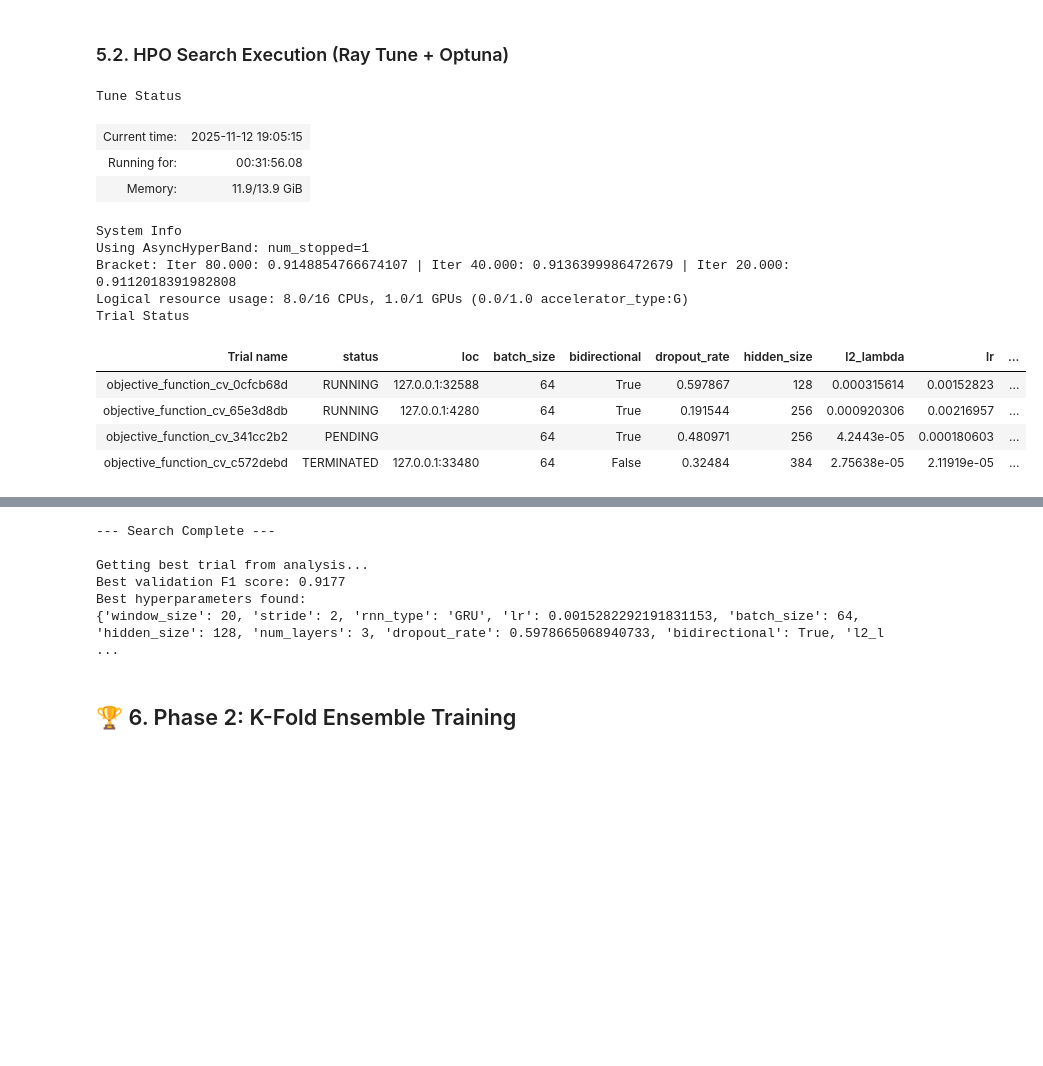
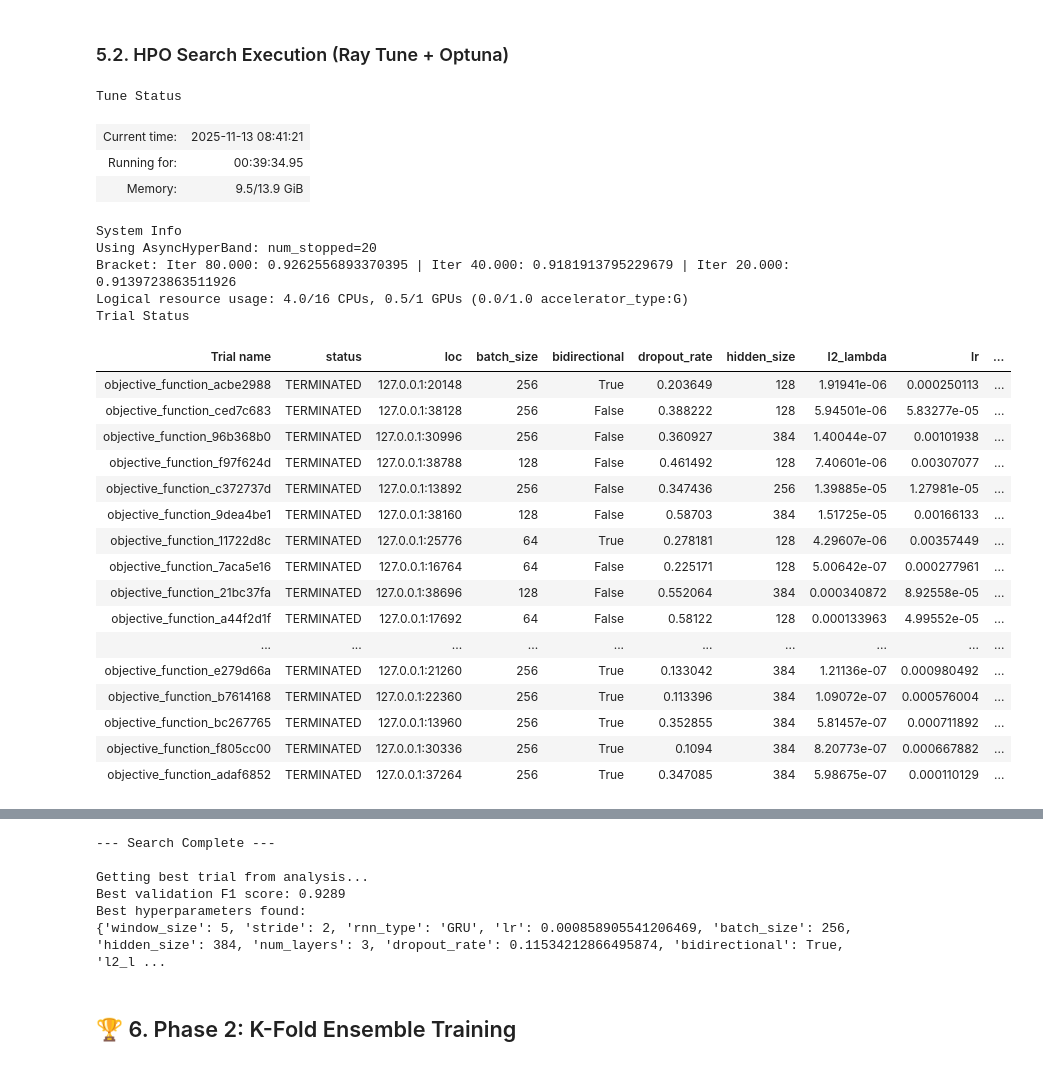
Before and after one commit to Negm2000/Challenge-1, a Jupyter notebook: main.ipynb, the cells around one changed output, grey strips where cells are left out. Drawn from its saved outputs; the diff is of its cells as text; code cells hidden in the pictures; blank space fills up the shorter version.

```diff
--- a/main.ipynb
+++ b/main.ipynb
@@ -836,63 +737,77 @@ def short_trial_name(trial):
 # --- 4. Run the Tuner --
 print("Starting hyperparameter search...")
 
-# Use tune.with_parameters to pass our NON-WINDOWED, *UNSCALED* numpy arrays
-# and the class weights to the objective function
+# Use tune.with_parameters to pass our NON-WINDOWED, *UNSCALED* train/val splits
+# and the class weights to the objective function.
 objective_with_data = tune.with_parameters(
-    objective_function_cv,
-    X_full_engineered=X_train_full_engineered, # The full (661, 160, 37) array
-    y_full=y_train_full,                       # The full labels
+    objective_function,
+    X_train=X_train_split_full,
+    y_train=y_train_split_full,
+    X_val=X_val_split_full,
+    y_val=y_val_split_full,
     class_weights_tensor=class_weights_tensor
 )
 
 analysis = tune.run(
     objective_with_data,
-    resources_per_trial={"cpu": 4, "gpu": 0.5},
+    resources_per_trial={"cpu": 4, "gpu": 0.25},
     config=search_space,
     num_samples=20,
     search_alg=optuna_search,
     scheduler=scheduler,
-    name="pirate_pain_robust_cv_search_v4",
+    name="pirate_pain_split_search_v4",
     trial_dirname_creator=short_trial_name,
     verbose=1
 )
 
 print("\n--- Search Complete ---\n")
 
 # --- 5. Get Best Results ---
 print("Getting best trial from analysis...")
 best_trial = analysis.get_best_trial(metric="val_f1", mode="max", scope="all")
 if best_trial:
     FINAL_CONFIG = best_trial.config
     FINAL_BEST_VAL_F1 = best_trial.last_result["val_f1"]
 
     print(f"Best validation F1 score: {FINAL_BEST_VAL_F1:.4f}")
     print("Best hyperparameters found:")
     print(FINAL_CONFIG)
 else:
     print("ERROR: No trials completed successfully. Using a default config.")
     # Fallback config in case HPO fails
     FINAL_CONFIG = {
         'window_size': 10, 'stride': 10, 'rnn_type': 'GRU', 'lr': 0.0005,
         'batch_size': 64, 'hidden_size': 256, 'num_layers': 3,
         'dropout_rate': 0.5, 'bidirectional': True, 'l2_lambda': 1e-06
     }
     FINAL_BEST_VAL_F1 = 0.0
 
 # Clean up HPO data
-del X_train_full_scaled, y_train_split_full, X_val_full_scaled, y_val_split_full, preprocessor_hpo
+del X_train_split_full, y_train_split_full, X_val_split_full, y_val_split_full
 # %% [output]
 Tune Status
-| Current time: | 2025-11-12 19:05:15 |
-| Running for: | 00:31:56.08 |
-| Memory: | 11.9/13.9 GiB |
+| Current time: | 2025-11-13 08:41:21 |
+| Running for: | 00:39:34.95 |
+| Memory: | 9.5/13.9 GiB |
 System Info
-Using AsyncHyperBand: num_stopped=1
-Bracket: Iter 80.000: 0.9148854766674107 | Iter 40.000: 0.9136399986472679 | Iter 20.000: 0.9112018391982808
-Logical resource usage: 8.0/16 CPUs, 1.0/1 GPUs (0.0/1.0 accelerator_type:G)
+Using AsyncHyperBand: num_stopped=20
+Bracket: Iter 80.000: 0.9262556893370395 | Iter 40.000: 0.9181913795229679 | Iter 20.000: 0.9139723863511926
+Logical resource usage: 4.0/16 CPUs, 0.5/1 GPUs (0.0/1.0 accelerator_type:G)
 Trial Status
 | Trial name | status | loc | batch_size | bidirectional | dropout_rate | hidden_size | l2_lambda | lr | ... |
-| objective_function_cv_0cfcb68d | RUNNING | 127.0.0.1:32588 | 64 | True | 0.597867 | 128 | 0.000315614 | 0.00152823 | ... |
-| objective_function_cv_65e3d8db | RUNNING | 127.0.0.1:4280 | 64 | True | 0.191544 | 256 | 0.000920306 | 0.00216957 | ... |
-| objective_function_cv_341cc2b2 | PENDING |  | 64 | True | 0.480971 | 256 | 4.2443e-05 | 0.000180603 | ... |
-| objective_function_cv_c572debd | TERMINATED | 127.0.0.1:33480 | 64 | False | 0.32484 | 384 | 2.75638e-05 | 2.11919e-05 | ... |
+| objective_function_acbe2988 | TERMINATED | 127.0.0.1:20148 | 256 | True | 0.203649 | 128 | 1.91941e-06 | 0.000250113 | ... |
+| objective_function_ced7c683 | TERMINATED | 127.0.0.1:38128 | 256 | False | 0.388222 | 128 | 5.94501e-06 | 5.83277e-05 | ... |
+| objective_function_96b368b0 | TERMINATED | 127.0.0.1:30996 | 256 | False | 0.360927 | 384 | 1.40044e-07 | 0.00101938 | ... |
+| objective_function_f97f624d | TERMINATED | 127.0.0.1:38788 | 128 | False | 0.461492 | 128 | 7.40601e-06 | 0.00307077 | ... |
+| objective_function_c372737d | TERMINATED | 127.0.0.1:13892 | 256 | False | 0.347436 | 256 | 1.39885e-05 | 1.27981e-05 | ... |
+| objective_function_9dea4be1 | TERMINATED | 127.0.0.1:38160 | 128 | False | 0.58703 | 384 | 1.51725e-05 | 0.00166133 | ... |
+| objective_function_11722d8c | TERMINATED | 127.0.0.1:25776 | 64 | True | 0.278181 | 128 | 4.29607e-06 | 0.00357449 | ... |
+| objective_function_7aca5e16 | TERMINATED | 127.0.0.1:16764 | 64 | False | 0.225171 | 128 | 5.00642e-07 | 0.000277961 | ... |
+| objective_function_21bc37fa | TERMINATED | 127.0.0.1:38696 | 128 | False | 0.552064 | 384 | 0.000340872 | 8.92558e-05 | ... |
+| objective_function_a44f2d1f | TERMINATED | 127.0.0.1:17692 | 64 | False | 0.58122 | 128 | 0.000133963 | 4.99552e-05 | ... |
+| ... | ... | ... | ... | ... | ... | ... | ... | ... | ... |
+| objective_function_e279d66a | TERMINATED | 127.0.0.1:21260 | 256 | True | 0.133042 | 384 | 1.21136e-07 | 0.000980492 | ... |
+| objective_function_b7614168 | TERMINATED | 127.0.0.1:22360 | 256 | True | 0.113396 | 384 | 1.09072e-07 | 0.000576004 | ... |
+| objective_function_bc267765 | TERMINATED | 127.0.0.1:13960 | 256 | True | 0.352855 | 384 | 5.81457e-07 | 0.000711892 | ... |
+| objective_function_f805cc00 | TERMINATED | 127.0.0.1:30336 | 256 | True | 0.1094 | 384 | 8.20773e-07 | 0.000667882 | ... |
+| objective_function_adaf6852 | TERMINATED | 127.0.0.1:37264 | 256 | True | 0.347085 | 384 | 5.98675e-07 | 0.000110129 | ... |
@@ -906,9 +816,9 @@ Resume experiment with: tune.run(..., resume=True)
 --- Search Complete ---
 
 Getting best trial from analysis...
-Best validation F1 score: 0.9177
+Best validation F1 score: 0.9289
 Best hyperparameters found:
-{'window_size': 20, 'stride': 2, 'rnn_type': 'GRU', 'lr': 0.0015282292191831153, 'batch_size': 64, 'hidden_size': 128, 'num_layers': 3, 'dropout_rate': 0.5978665068940733, 'bidirectional': True, 'l2_l ...
+{'window_size': 5, 'stride': 2, 'rnn_type': 'GRU', 'lr': 0.000858905541206469, 'batch_size': 256, 'hidden_size': 384, 'num_layers': 3, 'dropout_rate': 0.11534212866495874, 'bidirectional': True, 'l2_l ...
 # %% [markdown]
 ## 🏆 6. Phase 2: K-Fold Ensemble Training
 # %%
```
Also changed, not shown: parts of 7 cells of this notebook.
